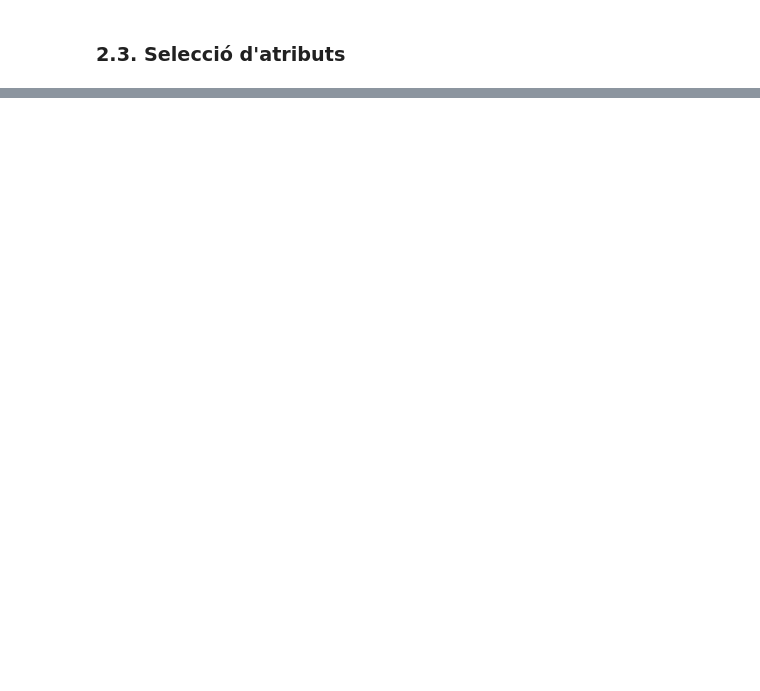
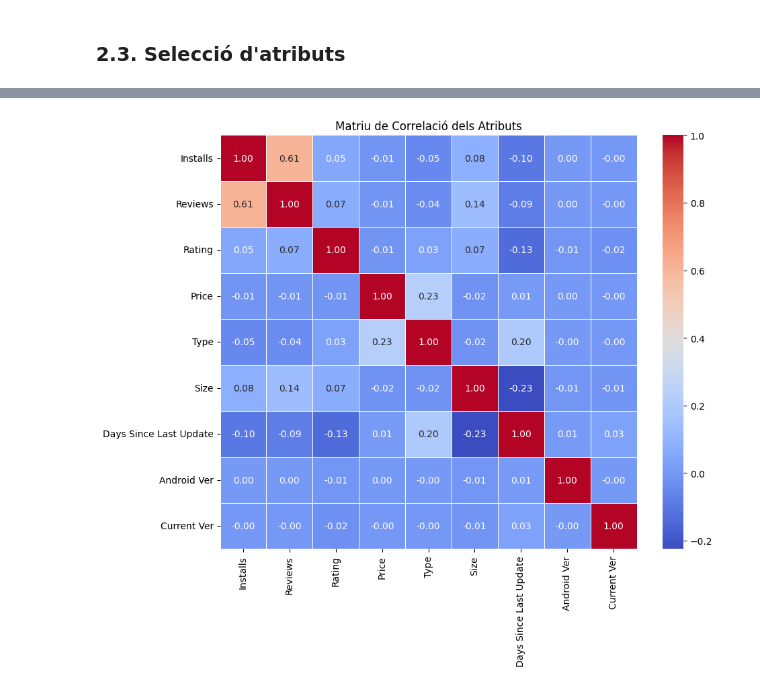
Before and after one commit to NIU1672001/Google-Play-Store-Apps, a Jupyter notebook: Google Play Store Apps.ipynb, the cells around one changed output, grey strips where cells are left out. Cells and saved outputs as stored; diff of their text form; code cells hidden in the pictures; blank space fills up the shorter version.

Commit message:
Selecció d'atributs finals

```diff
--- a/Google Play Store Apps.ipynb
+++ b/Google Play Store Apps.ipynb
@@ -743,0 +756,14 @@ test_data = pd.DataFrame(data_escalada_test, columns=test_data.columns)
+# %%
+# Selecció dels atributs rellevants
+X_train_encoded = train_data[['Installs', 'Reviews', 'Rating', 'Price', 'Type', 'Size', 'Days Since Last Update', 'Android Ver', 'Current Ver']]
+
+# Calcular la matriu de correlació
+correlation_matrix = X_train_encoded.corr()
+
+# Gràfic de la matriu de correlació
+plt.figure(figsize=(10, 8))
+sns.heatmap(correlation_matrix, annot=True, cmap='coolwarm', fmt='.2f', linewidths=0.5)
+plt.title('Matriu de Correlació dels Atributs')
+plt.show()
+# %% [output]
+[figure, added]
```
Also changed, not shown: parts of 14 cells of this notebook.
